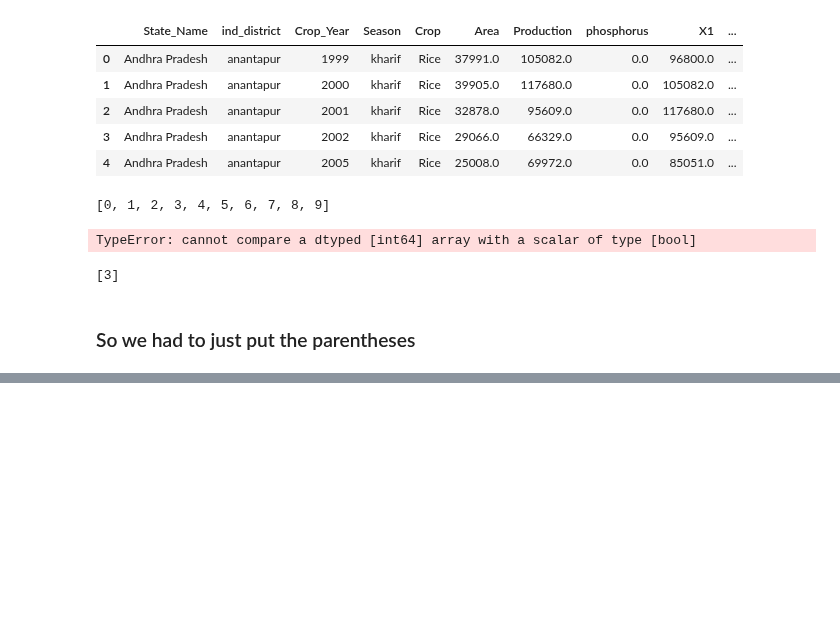
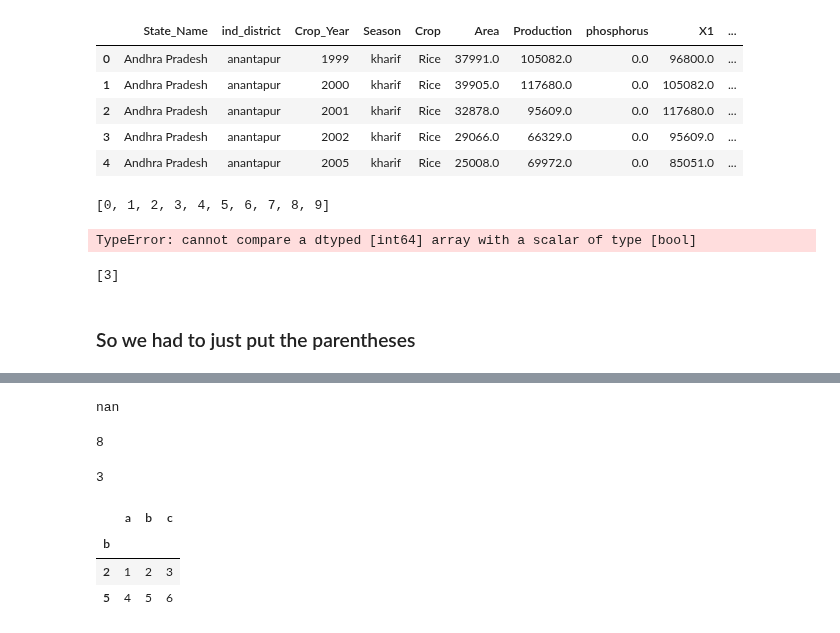
Before and after one commit to AkshanshChahal/ML-in-Agriculture, a Jupyter notebook: Satellite/Try Test Learn.ipynb, the cells around one changed output, grey strips where cells are left out. Drawn from its saved outputs; the diff is of its cells as text; code cells hidden in the pictures; blank space fills up the shorter version.

```diff
--- a/Satellite/Try Test Learn.ipynb
+++ b/Satellite/Try Test Learn.ipynb
@@ -117,0 +142,4 @@ ricep.index[ (ricep['ind_district'] == 'anantapur') & (ricep['Crop_Year'] == 200
+# %%
+d
+# %% [output]
+nan
@@ -117,0 +149,18 @@ ricep.index[ (ricep['ind_district'] == 'anantapur') & (ricep['Crop_Year'] == 200
+# %%
+v+5
+# %% [output]
+8
+# %%
+v
+# %% [output]
+3
+# %%
+df = pd.DataFrame(np.arange(1,7).reshape(2,3),
+                  columns = list('abc'),
+                  index=pd.Series([2,5], name='b'))
+df
+# %% [output]
+|  | a | b | c |
+| b |  |  |  |
+| 2 | 1 | 2 | 3 |
+| 5 | 4 | 5 | 6 |
```
Also changed, not shown: parts of 5 cells of this notebook, 1 other file.
